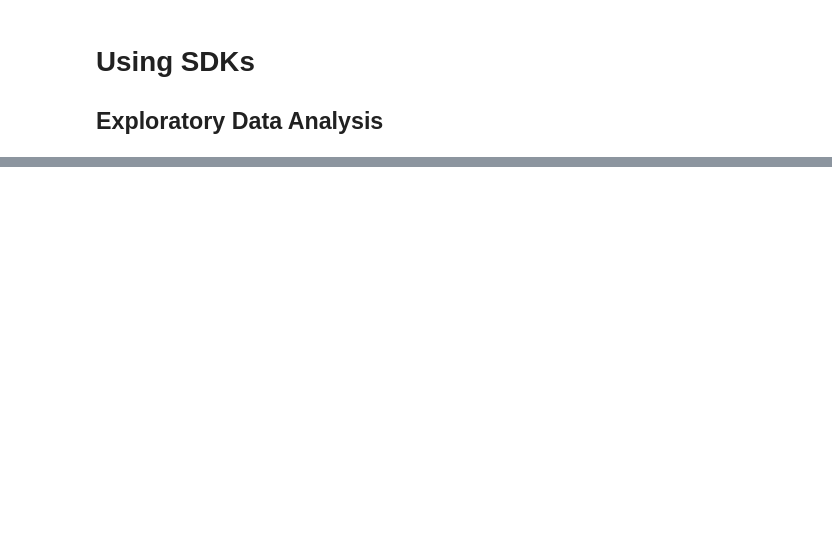
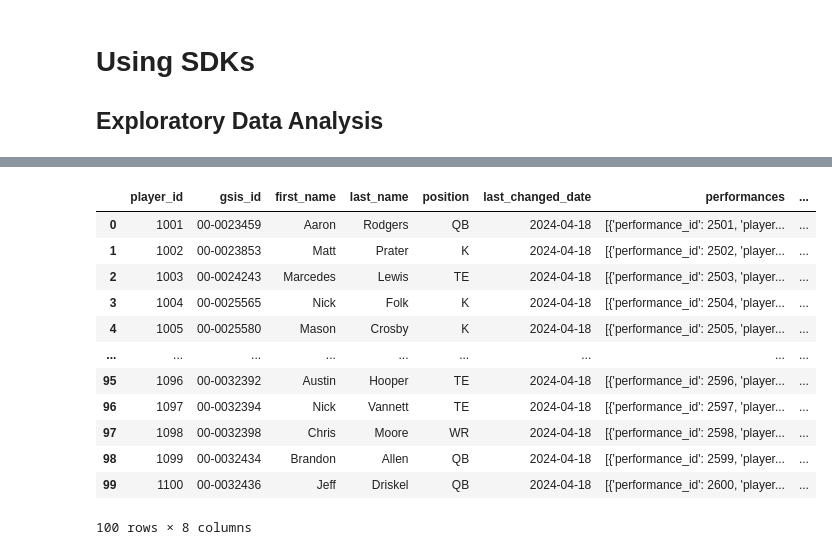
Before and after one commit to Ryandaydev/apimasters, a Jupyter notebook: Designing_APIs_SDKs/test_sdk.ipynb, the cells around one changed output, grey strips where cells are left out. Cells and saved outputs as stored; diff of their text form; code cells hidden in the pictures; blank space fills up the shorter version.

```diff
--- a/Designing_APIs_SDKs/test_sdk.ipynb
+++ b/Designing_APIs_SDKs/test_sdk.ipynb
@@ -36,4 +26,5 @@ client.list_players
 # %%
-leagues_response = client.list_leagues()
-print(leagues_response)
+sdk_player_list = client.list_players()
+df = pd.DataFrame([player.model_dump() for player in sdk_player_list])
+display(df)
 # %% [output]
@@ -40,0 +64,17 @@ print(leagues_response)
+# %%
+df["performance_count"] = df["performances"].apply(len)
+display(df)
+# %% [output]
+|  | player_id | gsis_id | first_name | last_name | position | last_changed_date | performances | ... |
+| 0 | 1001 | 00-0023459 | Aaron | Rodgers | QB | 2024-04-18 | [{'performance_id': 2501, 'player... | ... |
+| 1 | 1002 | 00-0023853 | Matt | Prater | K | 2024-04-18 | [{'performance_id': 2502, 'player... | ... |
+| 2 | 1003 | 00-0024243 | Marcedes | Lewis | TE | 2024-04-18 | [{'performance_id': 2503, 'player... | ... |
+| 3 | 1004 | 00-0025565 | Nick | Folk | K | 2024-04-18 | [{'performance_id': 2504, 'player... | ... |
+| 4 | 1005 | 00-0025580 | Mason | Crosby | K | 2024-04-18 | [{'performance_id': 2505, 'player... | ... |
+| ... | ... | ... | ... | ... | ... | ... | ... | ... |
+| 95 | 1096 | 00-0032392 | Austin | Hooper | TE | 2024-04-18 | [{'performance_id': 2596, 'player... | ... |
+| 96 | 1097 | 00-0032394 | Nick | Vannett | TE | 2024-04-18 | [{'performance_id': 2597, 'player... | ... |
+| 97 | 1098 | 00-0032398 | Chris | Moore | WR | 2024-04-18 | [{'performance_id': 2598, 'player... | ... |
+| 98 | 1099 | 00-0032434 | Brandon | Allen | QB | 2024-04-18 | [{'performance_id': 2599, 'player... | ... |
+| 99 | 1100 | 00-0032436 | Jeff | Driskel | QB | 2024-04-18 | [{'performance_id': 2600, 'player... | ... |
+100 rows × 8 columns
```
Also changed, not shown: parts of 16 cells of this notebook, 12 other files.
